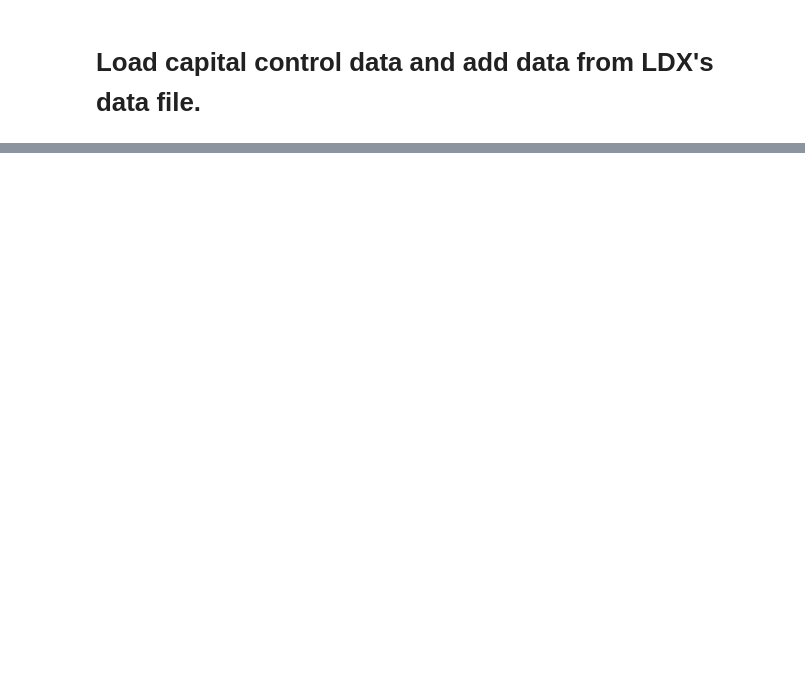
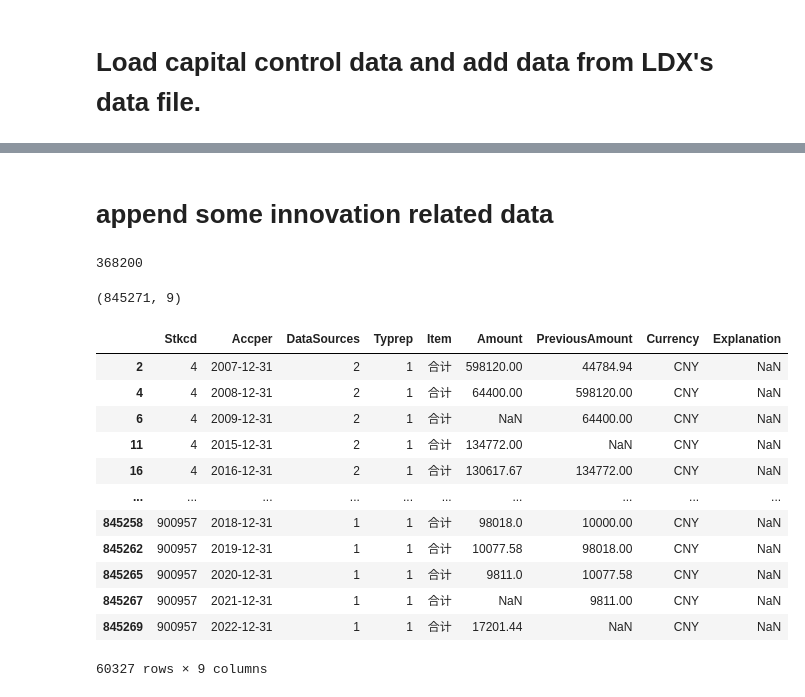
Before and after one commit to wangyouan/CapitalControl, a Jupyter notebook: Notebook/ConstructCapitalControlData.ipynb, the cells around one changed output, grey strips where cells are left out. Saved outputs shown, nothing was run; the diff lists cells and outputs as text; code cells hidden in the pictures; blank space fills up the shorter version.

Commit message:
merge some data to regression file

```diff
--- a/Notebook/ConstructCapitalControlData.ipynb
+++ b/Notebook/ConstructCapitalControlData.ipynb
@@ -27,0 +72,3 @@ ldy_df.to_pickle(os.path.join(const.TEMP_PATH, '20240905_ldy_china_data.pkl'))
+# %%
+reg_df2: DataFrame = reg_df.merge(ldy_df, on=['Symbol', 'Year'], how='left')
+reg_df2.describe()
@@ -27,0 +95,65 @@ ldy_df.to_pickle(os.path.join(const.TEMP_PATH, '20240905_ldy_china_data.pkl'))
+# %% [markdown]
+# append some innovation related data
+# %%
+reg_df2: DataFrame = pd.read_pickle(os.path.join(const.TEMP_PATH, '202400906_cc_reg_data_with_ldy_df.pkl'))
+with zipfile.ZipFile(os.path.join(const.CSMAR_PATH, '研发投入情况表.zip'), 'r') as zip_ref:
+    with zip_ref.open('PT_LCRDSPENDING.csv') as csv_file:
+        rd_spending_df: DataFrame = pd.read_csv(csv_file, usecols=['Symbol', 'EndDate', 'RDPerson', 'RDPersonRatio', 'RDSpendSum', 'RDSpendSumRatio', 'RDExpenses', 'RDInvest', 'RDInvestRatio', 'RDInvestNetprofitRatio'], dtype={'EndDate': 'str'})
+        rd_spending_df['EndDate'] = pd.to_datetime(rd_spending_df['EndDate'], format='%Y-%m-%d', errors='coerce')
+        rd_spending_df.dropna(subset=['EndDate', 'Symbol'], how='any', inplace=True)
+        rd_spending_df['Symbol'] = rd_spending_df['Symbol'].astype(int)
+        rd_spending_df['Year'] = rd_spending_df['EndDate'].dt.year
+        for key in ['RDPerson', 'RDPersonRatio', 'RDSpendSum', 'RDSpendSumRatio', 'RDExpenses', 'RDInvest', 'RDInvestRatio', 'RDInvestNetprofitRatio']:
+            rd_spending_df[key] = rd_spending_df[key].astype(np.float64)
+        rd_spend_df1: DataFrame = rd_spending_df.groupby(['Symbol', 'Year'])[['RDPerson', 'RDSpendSum', 'RDExpenses', 'RDInvest']].sum()
+        rd_spend_df2: DataFrame = rd_spending_df.groupby(['Symbol', 'Year'])[['RDPersonRatio', 'RDSpendSumRatio', 'RDInvestRatio', 'RDInvestNetprofitRatio']].mean()
+        rd_spend_df: DataFrame = rd_spend_df1.merge(rd_spend_df2, left_index=True, right_index=True, how='outer').reset_index(drop=False)
+
+        reg_df3: DataFrame = reg_df2.merge(rd_spend_df, on=['Symbol', 'Year'], how='left')
+        reg_df3['RDSpend_at'] = reg_df3['RDSpendSum'] / reg_df3['lagged_at']
+        reg_df3['RDExpenses_at'] = reg_df3['RDExpenses'] / reg_df3['lagged_at']
+        reg_df3['RDInvest_at'] = reg_df3['RDInvest'] / reg_df3['lagged_at']
+
+        reg_df3.replace([np.inf, -np.inf], np.nan, inplace=True)
+        for key in ['RDSpend_at', 'RDExpenses_at', 'RDInvest_at']:
+            reg_df3.loc[reg_df3[key].notnull(), key] = winsorize(reg_df3[key].dropna(), limits=(0.01, 0.01))
+
+        for year in range(1, 4):
+            rd_spend_df['Year'] -= 1
+            reg_df3: DataFrame = reg_df3.merge(rd_spend_df, on=['Symbol', 'Year'], how='left', suffixes=('', f'_{year}'))
+            for key in ['RDSpend_at', 'RDExpenses_at', 'RDInvest_at']:
+                reg_df3[f'{key}_{year}'] = reg_df3.groupby('Symbol')[key].shift(year)
+
+        for key in ['RDPerson', 'RDPersonRatio', 'RDSpendSum', 'RDSpendSumRatio', 'RDExpenses', 'RDInvest', 'RDInvestRatio', 'RDInvestNetprofitRatio', 'RDSpend_at', 'RDExpenses_at', 'RDInvest_at']:
+            reg_df3[key] = reg_df3[key].fillna(0)
+            for year in range(1, 4):
+                reg_df3[f'{key}_{year}'] = reg_df3[f'{key}_{year}'].fillna(0)
+reg_df3.to_pickle(os.path.join(const.TEMP_PATH, '202400906_cc_reg_data_with_rd.pkl'))
+# %%
+with zipfile.ZipFile(os.path.join(const.CSMAR_PATH, '政府补助.zip'), 'r') as zip_ref:
+    with zip_ref.open('PT_LCGovGrants.csv') as csv_file:
+        gov_grant_df: DataFrame = pd.read_csv(csv_file, on_bad_lines='skip')
+# %%
+len(gov_grant_df['Item'].unique())
+# %% [output]
+368200
+# %%
+gov_grant_df.shape
+# %% [output]
+(845271, 9)
+# %%
+gov_grant_df[gov_grant_df['Item'] == '合计']
+# %% [output]
+|  | Stkcd | Accper | DataSources | Typrep | Item | Amount | PreviousAmount | Currency | Explanation |
+| 2 | 4 | 2007-12-31 | 2 | 1 | 合计 | 598120.00 | 44784.94 | CNY | NaN |
+| 4 | 4 | 2008-12-31 | 2 | 1 | 合计 | 64400.00 | 598120.00 | CNY | NaN |
+| 6 | 4 | 2009-12-31 | 2 | 1 | 合计 | NaN | 64400.00 | CNY | NaN |
+| 11 | 4 | 2015-12-31 | 2 | 1 | 合计 | 134772.00 | NaN | CNY | NaN |
+| 16 | 4 | 2016-12-31 | 2 | 1 | 合计 | 130617.67 | 134772.00 | CNY | NaN |
+| ... | ... | ... | ... | ... | ... | ... | ... | ... | ... |
+| 845258 | 900957 | 2018-12-31 | 1 | 1 | 合计 | 98018.0 | 10000.00 | CNY | NaN |
+| 845262 | 900957 | 2019-12-31 | 1 | 1 | 合计 | 10077.58 | 98018.00 | CNY | NaN |
+| 845265 | 900957 | 2020-12-31 | 1 | 1 | 合计 | 9811.0 | 10077.58 | CNY | NaN |
+| 845267 | 900957 | 2021-12-31 | 1 | 1 | 合计 | NaN | 9811.00 | CNY | NaN |
+| 845269 | 900957 | 2022-12-31 | 1 | 1 | 合计 | 17201.44 | NaN | CNY | NaN |
+60327 rows × 9 columns
```
Also changed, not shown: parts of 9 cells of this notebook.
